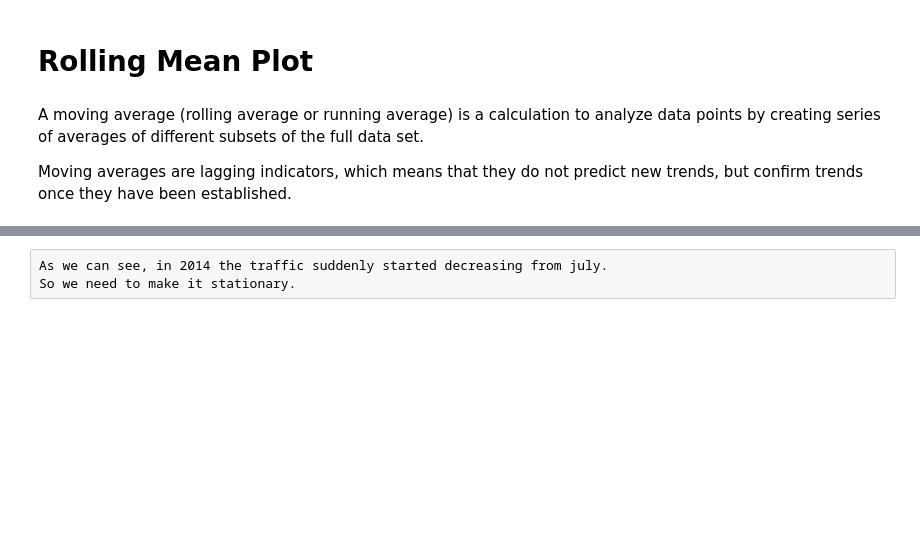
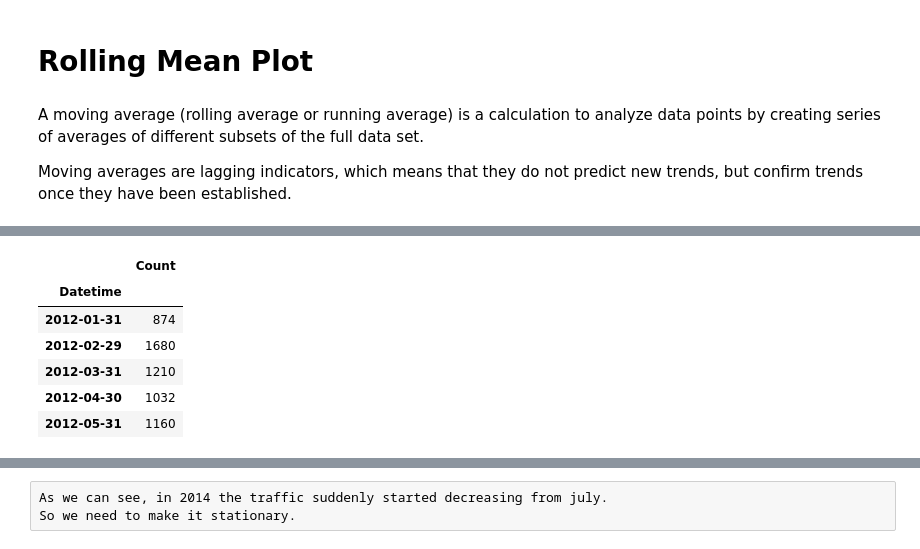
Before and after one commit to kushalnavghare/Time-Series-Analysis, a Jupyter notebook: Time-series-analysis.ipynb, the cells around one changed output, grey strips where cells are left out. Cells and saved outputs as stored; diff of their text form; code cells hidden in the pictures; blank space fills up the shorter version.

```diff
--- a/Time-series-analysis.ipynb
+++ b/Time-series-analysis.ipynb
@@ -164,0 +140,10 @@ AxesSubplot(0.125,0.125;0.775x0.755) AxesSubplot(0.125,0.125;0.775x0.755) AxesSu
+# %%
+yearly_12.head()
+# %% [output]
+|  | Count |
+| Datetime |  |
+| 2012-01-31 | 874 |
+| 2012-02-29 | 1680 |
+| 2012-03-31 | 1210 |
+| 2012-04-30 | 1032 |
+| 2012-05-31 | 1160 |
```
Also changed, not shown: parts of 18 cells of this notebook.
